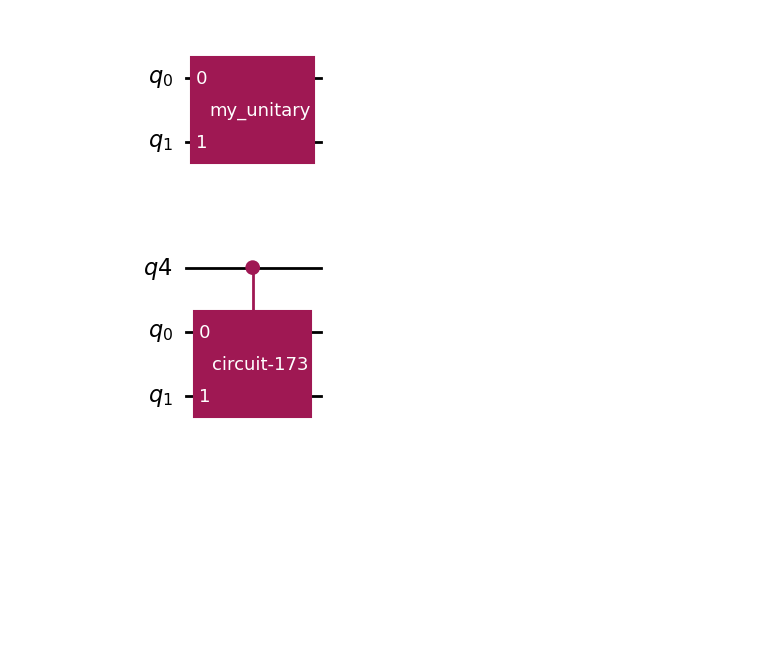
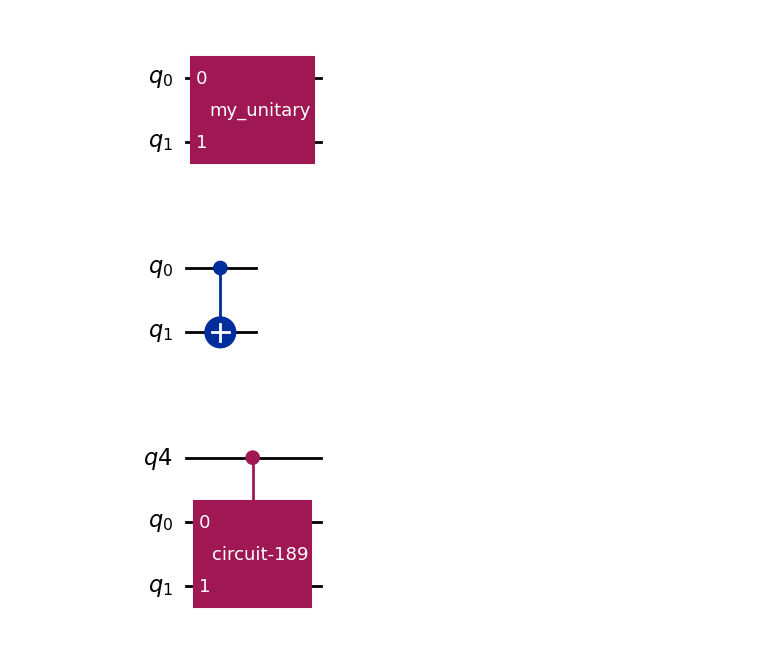
Before and after one commit to ritajitmajumdar1/Teaching, a Jupyter notebook: DRDO.ipynb, the cells around one changed output. Drawn from its saved outputs; the diff is of its cells as text; code cells hidden in the pictures; blank space fills up the shorter version.

```diff
--- a/DRDO.ipynb
+++ b/DRDO.ipynb
@@ -150,6 +153,12 @@ qc.unitary(Operator(my_unitary),[0,1],label='my_unitary')
 qc.draw('mpl')
 # %% [output]
 [figure]
+# %%
+circ = QuantumCircuit(2)
+circ.cx(0,1)
+circ.draw('mpl')
+# %% [output]
+[figure, added]
 # %%
 qc_ctrl = qc.control()
 qc_ctrl.draw('mpl')
```
Also changed, not shown: parts of 39 cells of this notebook.
